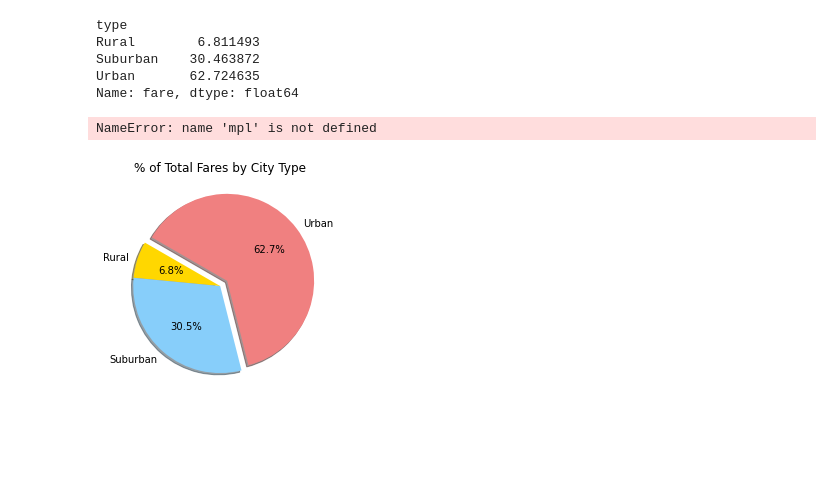
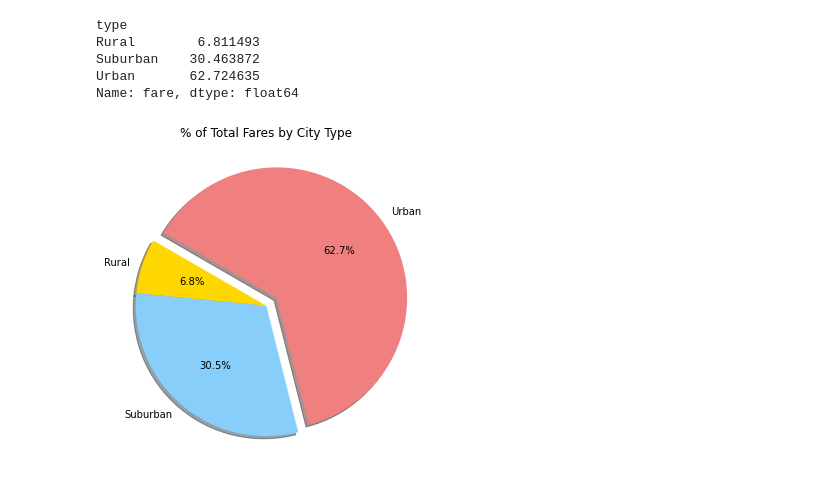
Before and after one commit to PirateSuit/PyBer_Analysis, a Jupyter notebook: PyBer.ipynb, the cells around one changed output. Saved outputs shown, nothing was run; the diff lists cells and outputs as text; code cells hidden in the pictures; blank space fills up the shorter version.

```diff
--- a/PyBer.ipynb
+++ b/PyBer.ipynb
@@ -894,27 +894,31 @@ Suburban    30.463872
 Urban       62.724635
 Name: fare, dtype: float64
 # %%
-# Build the percentage of fares by city type pie chart.
+# Import mpl to change the plot configurations using rcParams.
 
+import matplotlib as mpl
+
+# Build the pie chart.
+
+plt.subplots(figsize=(10, 6))
 plt.pie(type_percents,
         labels=["Rural", "Suburban", "Urban"],
         colors=["gold", "lightskyblue", "lightcoral"],
         explode=[0, 0, 0.1],
         autopct="%1.1f%%",
         shadow=True, startangle=150)
 plt.title("% of Total Fares by City Type")
 
 # Change the default font size fro 10 to 14.
 
 mpl.rcParams["font.size"] = 14
 
 # Save Figure.
 
 plt.savefig("analysis/Fig5.png")
 
 # Show Figure.
 
 plt.show()
 # %% [output]
-NameError: name 'mpl' is not defined
-[figure, old version]
+[figure, new version]
```
Also changed, not shown: parts of 1 cell of this notebook, 1 other file.
